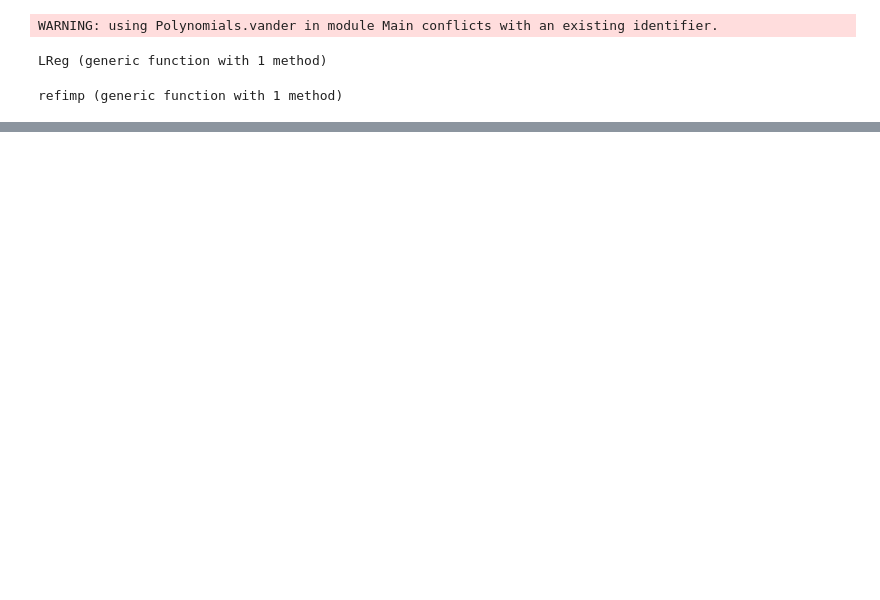
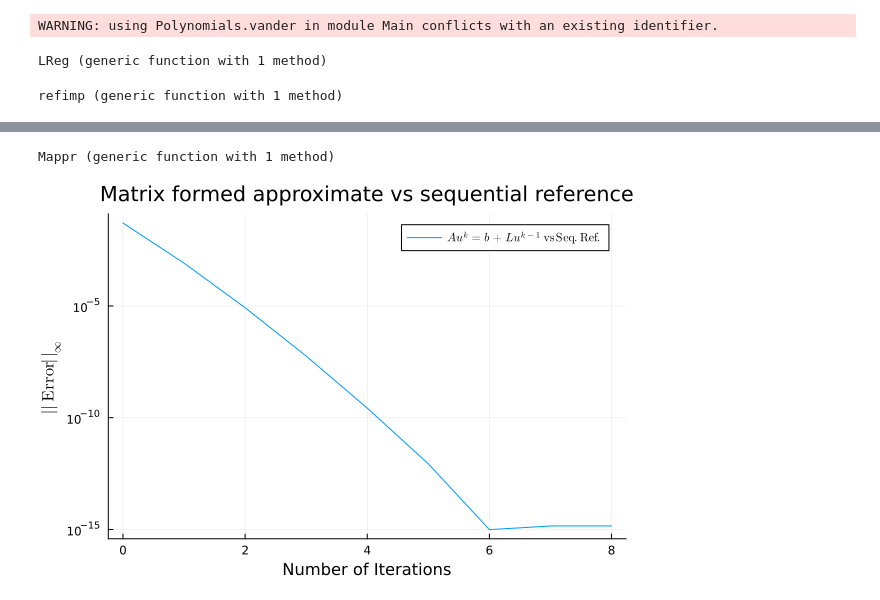
Before and after one commit to Sontosh05/Draft-Projects, a Jupyter notebook: multilevel-project/Implicit-parallel-two-level-DC.ipynb, the cells around one changed output, grey strips where cells are left out. Cells and saved outputs as stored; diff of their text form; code cells hidden in the pictures; blank space fills up the shorter version.

```diff
--- a/multilevel-project/Implicit-parallel-two-level-DC.ipynb
+++ b/multilevel-project/Implicit-parallel-two-level-DC.ipynb
@@ -221,0 +168,16 @@ convergence order = 2.0246113840696536
+# %%
+# All-at-once-Matrix system for the reference solution \tilde{A}U=b
+
+function Mref(N, m, u0, lambda)
+Nc= div(N, m) # number of coarse points
+dt=1/N
+DT=2*dt
+alpha=(1-lambda* DT)
+beta = -1 + lambda*DT*((5/6) * 1/(1-lambda*dt).^2 - (2/3)* 1/(1-lambda*dt) - 1/6)
+A=Bidiagonal([1; fill(alpha, Nc)], fill(beta, Nc), :L)
+b=zeros(Nc+1)
+b[1]=u0
+u=zeros(Nc+1)
+u=A\b
+return u
+end
@@ -221,0 +257,25 @@ convergence order = 2.0246113840696536
+# %%
+# all-at-once approximate solution
+
+function Mappr(N, m, u0, lambda, K)
+Nc= div(N, m) # number of coarse points
+dt=1/N
+DT=2*dt
+alpha=(1-lambda*DT)
+beta = lambda*DT*(-(5/6) * 1/(1-lambda*dt).^2 + (2/3)* 1/(1-lambda*dt) + 1/6)
+
+A=Bidiagonal([1; fill(alpha, Nc)], fill(-1.0, Nc), :L)
+L=Bidiagonal([0; fill(0.0, Nc)], fill(beta, Nc), :L)
+b=zeros(Nc+1)
+b[1]=u0
+v=zeros(Nc+1)
+vk=ones(Nc+1)
+
+for i in 1:K
+    v = A \ b + (A \ L) * vk
+    vk = v  # Update vk for the next iteration
+end
+return v
+end
+# %% [output]
+Mappr (generic function with 1 method)
@@ -221,0 +310,34 @@ convergence order = 2.0246113840696536
+# %%
+# Comparision with structured matrix form and approximated numerical solution
+using LinearAlgebra, Plots, LaTeXStrings
+
+u0 = 1.0
+a = 0
+b = 1.0
+lambda= 1.0
+f(t, u) = lambda*u
+N = 20
+K = 8 # Number of Iterations
+m = 2
+Nc=div(N, m)
+err=zeros(K+1)
+u_store=zeros(Nc+1, K+1)
+U, t = refimp(f, a, b, u0, lambda, N) # Reference Solution
+for k=1:K+1
+    u_store[:, k]=Mappr(N, m, u0, lambda, k)
+    err[k]= norm(u_store[:, k] .- U[1, 1:m:end, 2], Inf) .+10^(-16)
+end
+
+p1=plot(
+    0:K, err,
+    yaxis=:log,
+    xlabel="Number of Iterations",
+    ylabel=L"||\mathrm{Error}||_\infty",
+    title="Matrix formed approximate vs sequential reference",
+    label = L"A u^k = b + L u^{k-1} \, \mathrm{vs} \, \mathrm{Seq. Ref.}"
+)
+savefig("Mapprox_vs_Sequential.png")
+# Display the plot
+display(p1)
+# %% [output]
+[figure, added]
```
Also changed, not shown: parts of 21 cells of this notebook, 24 other files.
